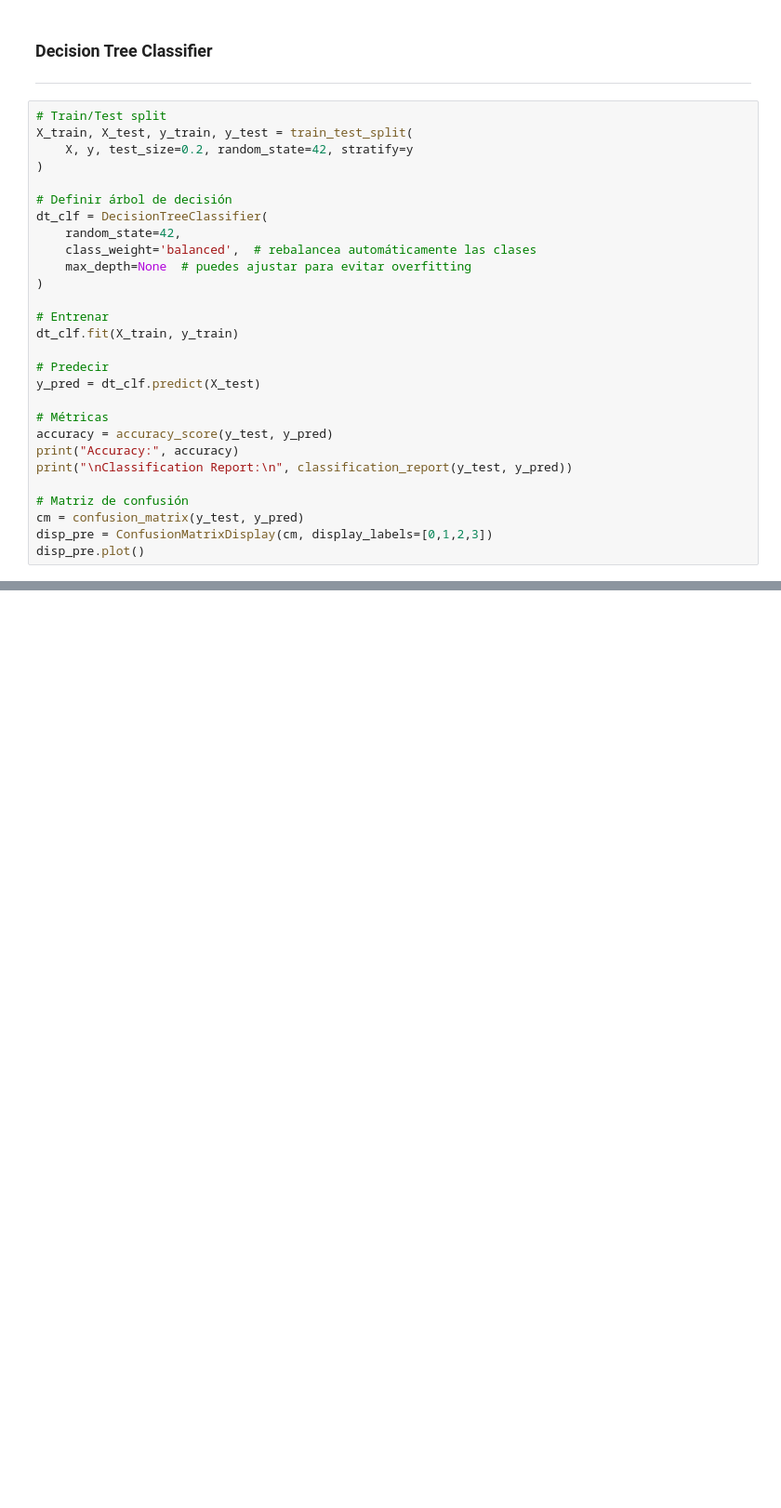
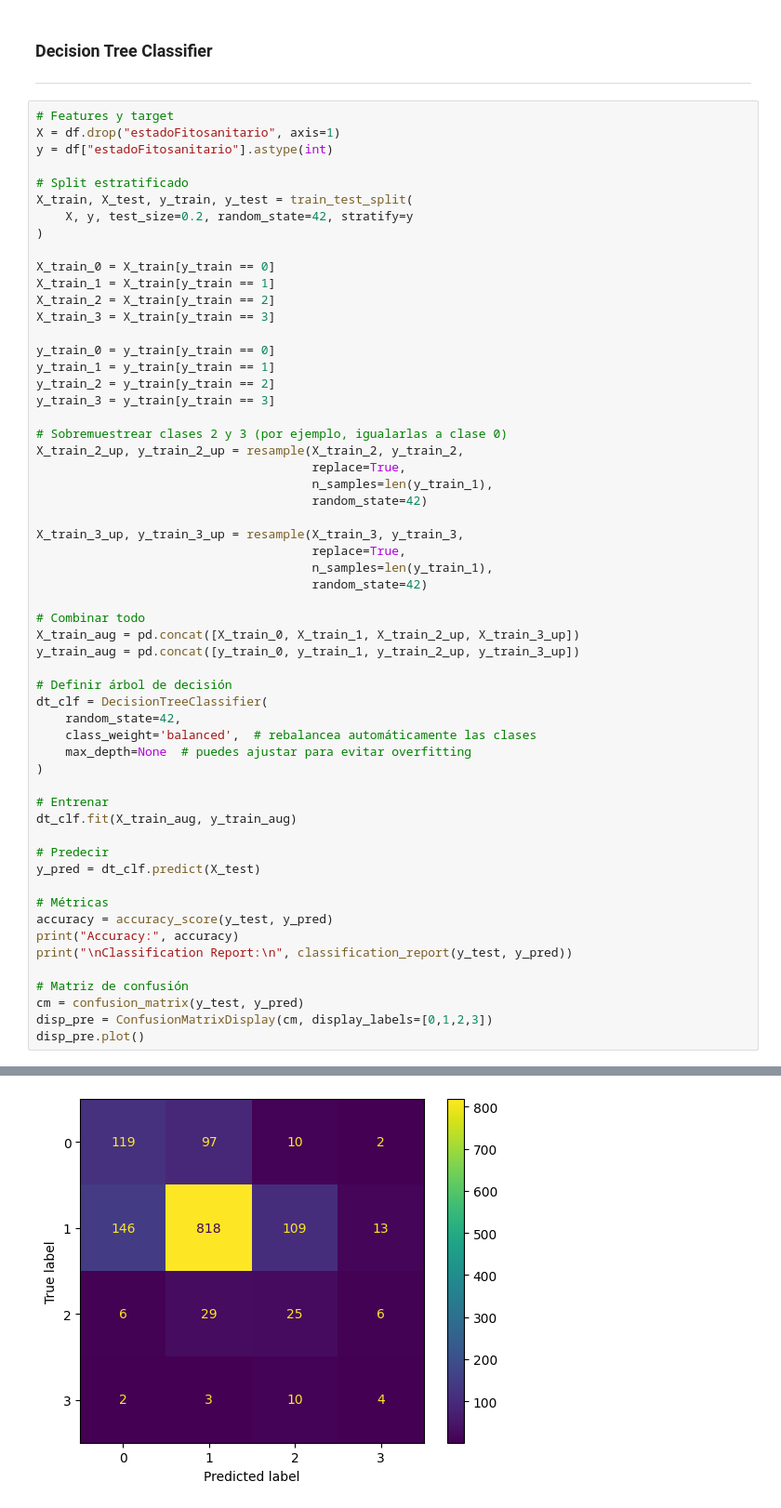
Before and after one commit to diegodorado1729/Coding, a Jupyter notebook: Arbolado-IA/arbolado-ia.ipynb, the cells around one changed output, grey strips where cells are left out. Shown at 93% size. Drawn from its saved outputs; the diff is of its cells as text; blank space fills up the shorter version.

```diff
--- a/Arbolado-IA/arbolado-ia.ipynb
+++ b/Arbolado-IA/arbolado-ia.ipynb
@@ -629,10 +496,39 @@ ValueError: With n_samples=0, test_size=0.2 and train_size=None, the resulting t
 ### Decision Tree Classifier
 ---
 # %%
-# Train/Test split
+# Features y target
+X = df.drop("estadoFitosanitario", axis=1)
+y = df["estadoFitosanitario"].astype(int)
+
+# Split estratificado
 X_train, X_test, y_train, y_test = train_test_split(
     X, y, test_size=0.2, random_state=42, stratify=y
 )
+
+X_train_0 = X_train[y_train == 0]
+X_train_1 = X_train[y_train == 1]
+X_train_2 = X_train[y_train == 2]
+X_train_3 = X_train[y_train == 3]
+
+y_train_0 = y_train[y_train == 0]
+y_train_1 = y_train[y_train == 1]
+y_train_2 = y_train[y_train == 2]
+y_train_3 = y_train[y_train == 3]
+
+# Sobremuestrear clases 2 y 3 (por ejemplo, igualarlas a clase 0)
+X_train_2_up, y_train_2_up = resample(X_train_2, y_train_2,
+                                      replace=True,
+                                      n_samples=len(y_train_1),
+                                      random_state=42)
+
+X_train_3_up, y_train_3_up = resample(X_train_3, y_train_3,
+                                      replace=True,
+                                      n_samples=len(y_train_1),
+                                      random_state=42)
+
+# Combinar todo
+X_train_aug = pd.concat([X_train_0, X_train_1, X_train_2_up, X_train_3_up])
+y_train_aug = pd.concat([y_train_0, y_train_1, y_train_2_up, y_train_3_up])
 
 # Definir árbol de decisión
 dt_clf = DecisionTreeClassifier(
@@ -642,7 +538,7 @@ dt_clf = DecisionTreeClassifier(
 )
 
 # Entrenar
-dt_clf.fit(X_train, y_train)
+dt_clf.fit(X_train_aug, y_train_aug)
 
 # Predecir
 y_pred = dt_clf.predict(X_test)
@@ -660,0 +570 @@ ValueError: With n_samples=0, test_size=0.2 and train_size=None, the resulting t
+[figure, added]
```
Also changed, not shown: parts of 29 cells of this notebook.
